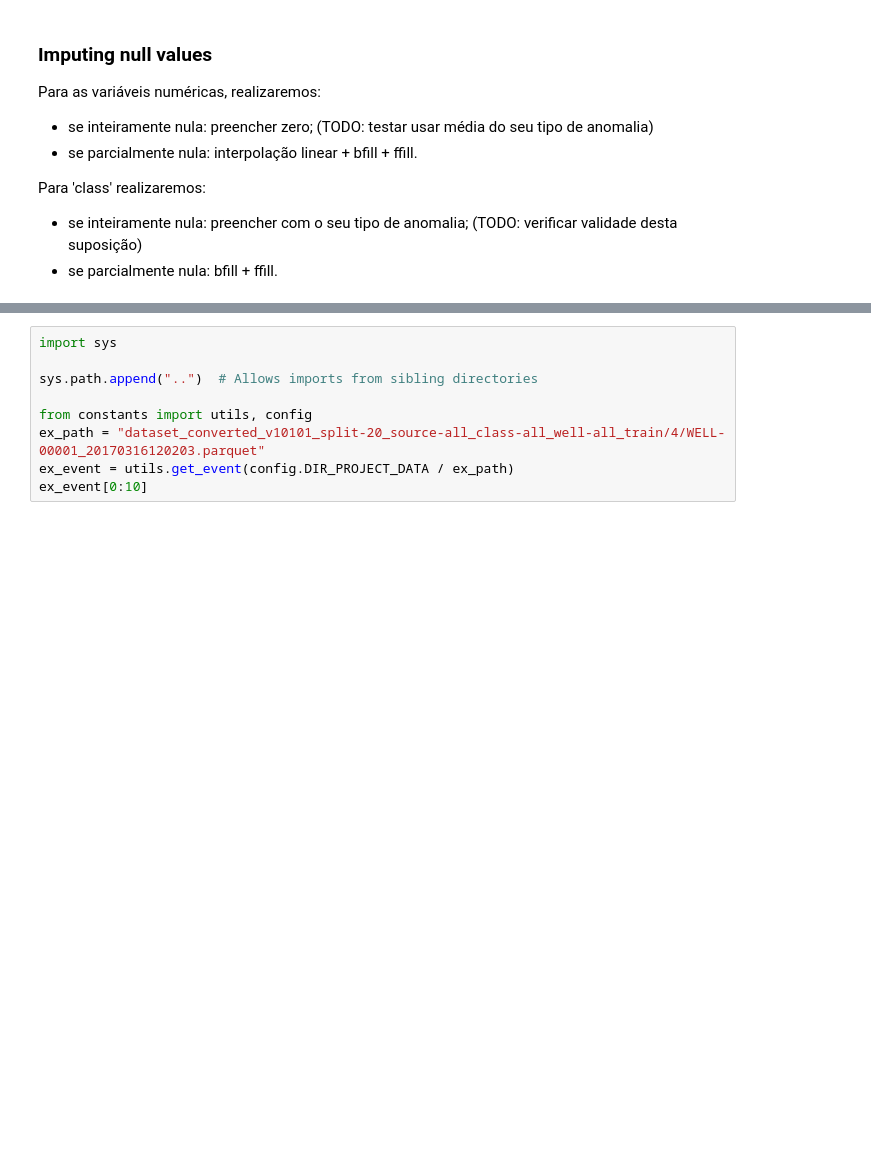
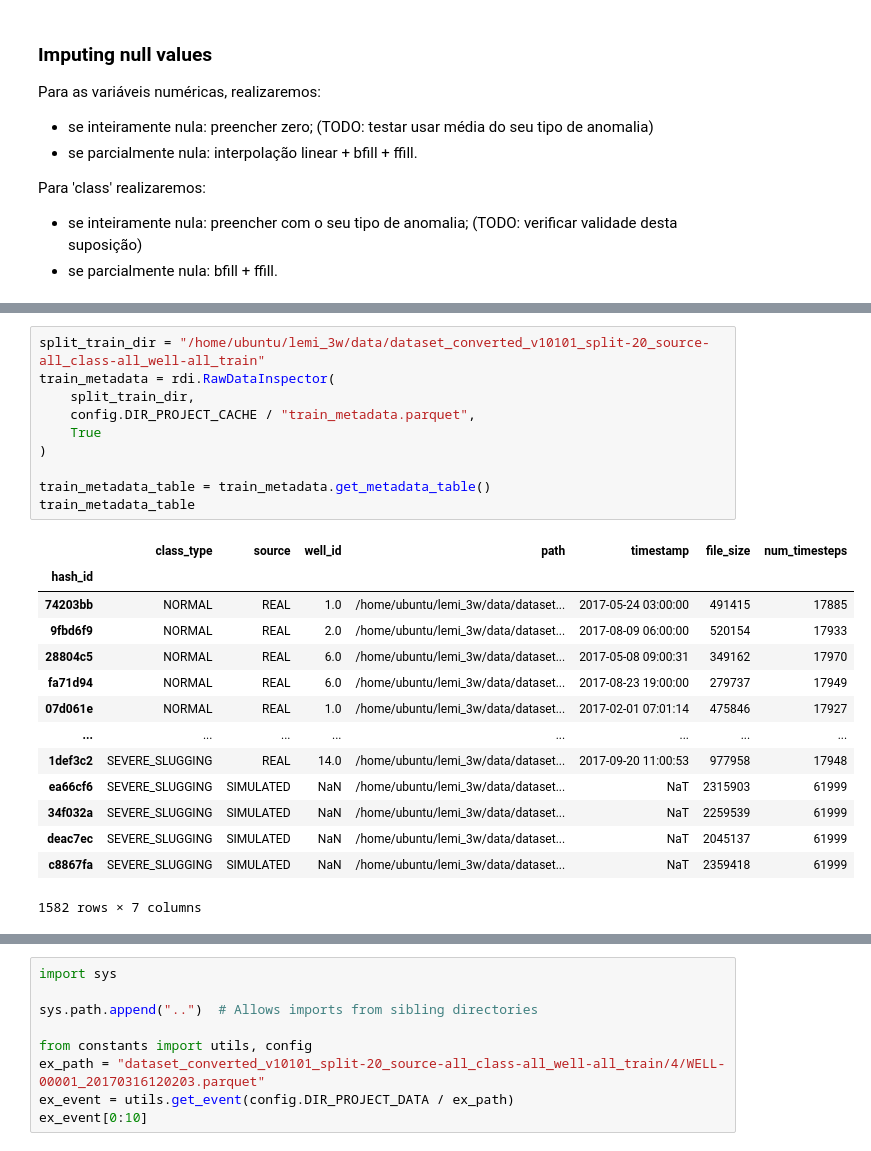
Before and after one commit to Punpuf/lemi_3w, a Jupyter notebook: data_preparation/preparation_notebook.ipynb, the cells around one changed output, grey strips where cells are left out. Cells and saved outputs as stored; diff of their text form; blank space fills up the shorter version.

Commit message:
expirement: single well modelling.

```diff
--- a/data_preparation/preparation_notebook.ipynb
+++ b/data_preparation/preparation_notebook.ipynb
@@ -32,0 +29,25 @@ Para 'class' realizaremos:
+# %%
+split_train_dir = "/home/ubuntu/lemi_3w/data/dataset_converted_v10101_split-20_source-all_class-all_well-all_train"
+train_metadata = rdi.RawDataInspector(
+    split_train_dir,
+    config.DIR_PROJECT_CACHE / "train_metadata.parquet",
+    True
+)
+
+train_metadata_table = train_metadata.get_metadata_table()
+train_metadata_table
+# %% [output]
+|  | class_type | source | well_id | path | timestamp | file_size | num_timesteps |
+| hash_id |  |  |  |  |  |  |  |
+| 74203bb | NORMAL | REAL | 1.0 | /home/ubuntu/lemi_3w/data/dataset... | 2017-05-24 03:00:00 | 491415 | 17885 |
+| 9fbd6f9 | NORMAL | REAL | 2.0 | /home/ubuntu/lemi_3w/data/dataset... | 2017-08-09 06:00:00 | 520154 | 17933 |
+| 28804c5 | NORMAL | REAL | 6.0 | /home/ubuntu/lemi_3w/data/dataset... | 2017-05-08 09:00:31 | 349162 | 17970 |
+| fa71d94 | NORMAL | REAL | 6.0 | /home/ubuntu/lemi_3w/data/dataset... | 2017-08-23 19:00:00 | 279737 | 17949 |
+| 07d061e | NORMAL | REAL | 1.0 | /home/ubuntu/lemi_3w/data/dataset... | 2017-02-01 07:01:14 | 475846 | 17927 |
+| ... | ... | ... | ... | ... | ... | ... | ... |
+| 1def3c2 | SEVERE_SLUGGING | REAL | 14.0 | /home/ubuntu/lemi_3w/data/dataset... | 2017-09-20 11:00:53 | 977958 | 17948 |
+| ea66cf6 | SEVERE_SLUGGING | SIMULATED | NaN | /home/ubuntu/lemi_3w/data/dataset... | NaT | 2315903 | 61999 |
+| 34f032a | SEVERE_SLUGGING | SIMULATED | NaN | /home/ubuntu/lemi_3w/data/dataset... | NaT | 2259539 | 61999 |
+| deac7ec | SEVERE_SLUGGING | SIMULATED | NaN | /home/ubuntu/lemi_3w/data/dataset... | NaT | 2045137 | 61999 |
+| c8867fa | SEVERE_SLUGGING | SIMULATED | NaN | /home/ubuntu/lemi_3w/data/dataset... | NaT | 2359418 | 61999 |
+1582 rows × 7 columns
```
Also changed, not shown: parts of 10 cells of this notebook, 7 other files.
